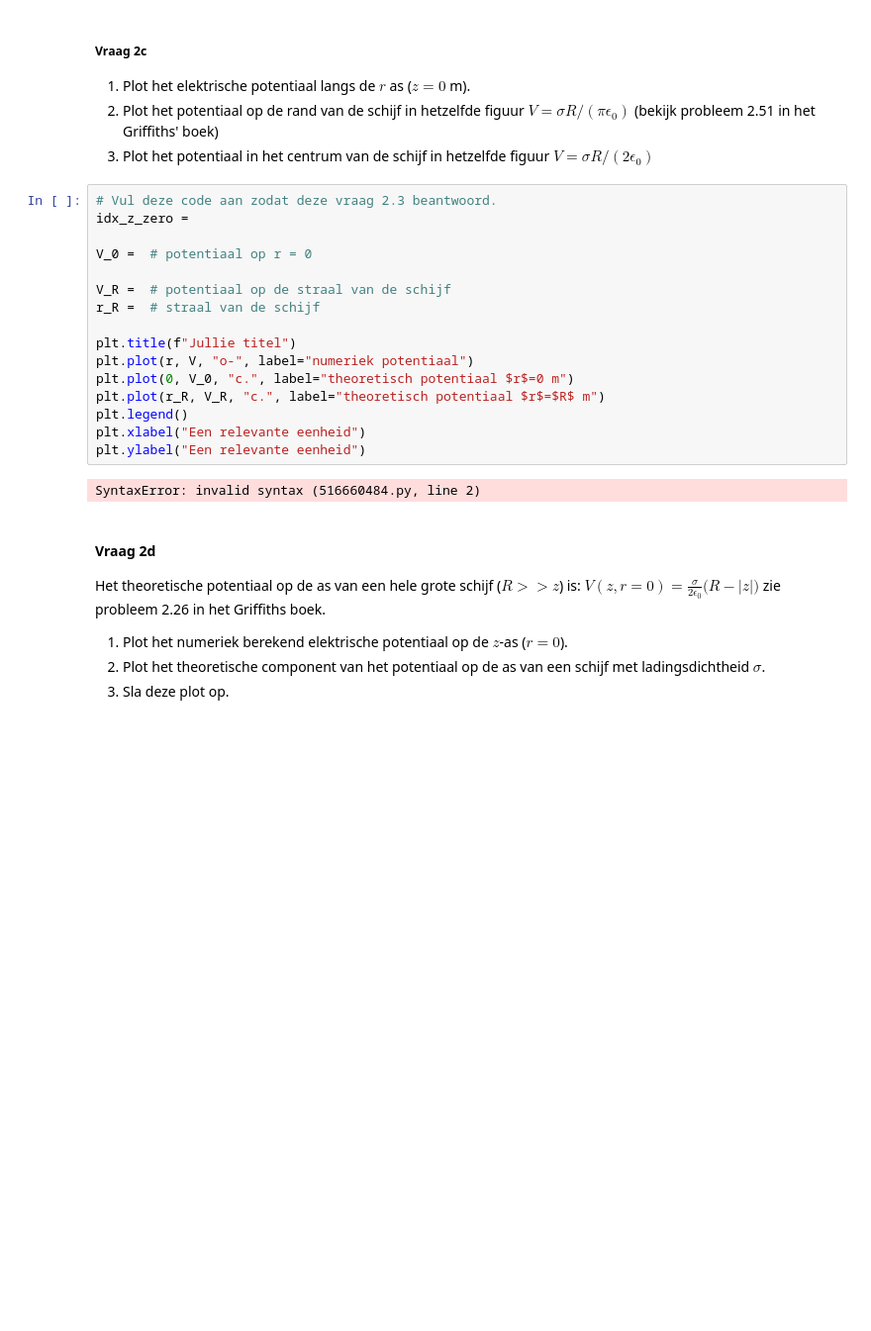
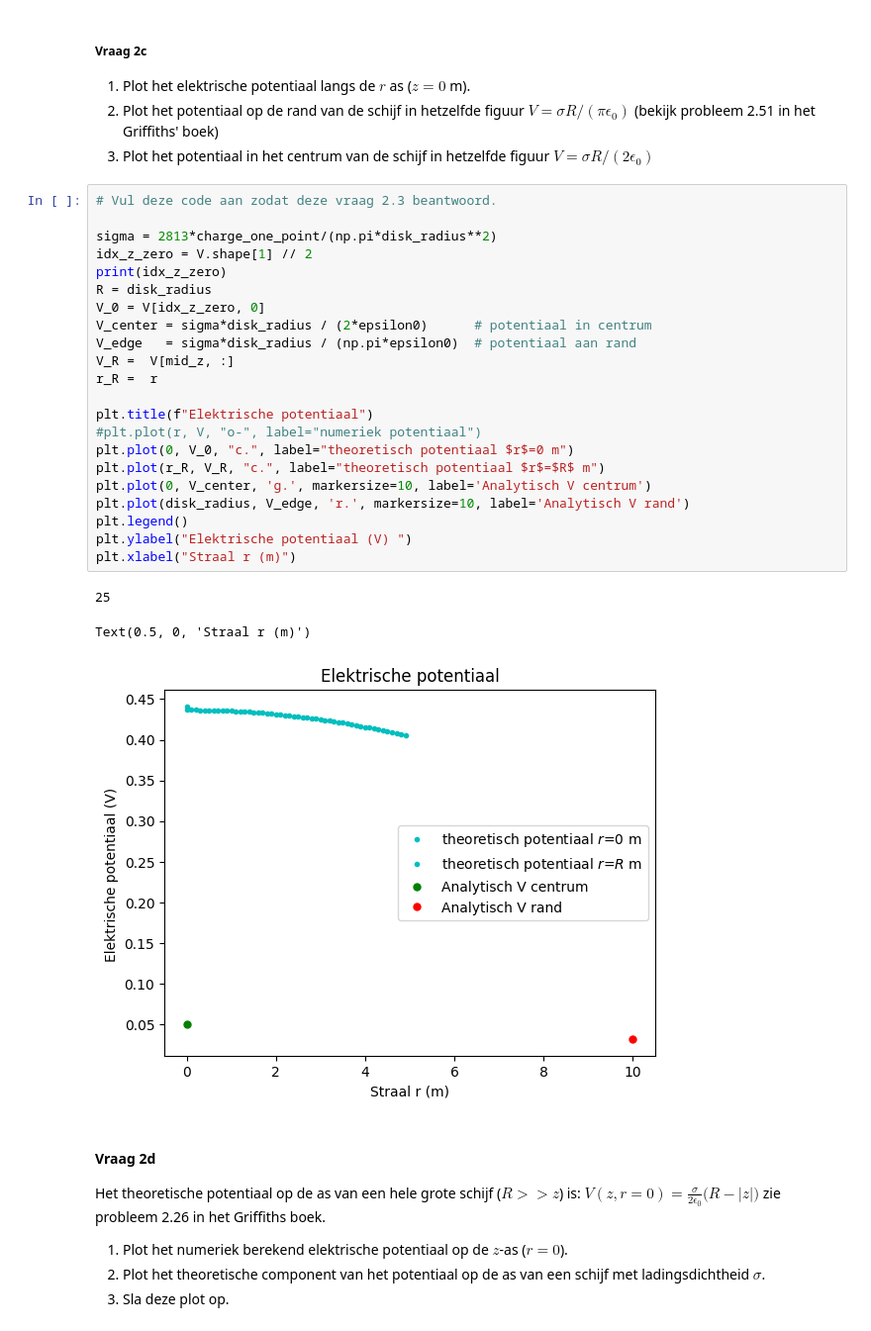
Before and after one commit to jasperbom747-creator/opdrachten-DEF-D-Jasper-Bom, a Jupyter notebook: DigitaleOntwerpopdrachten/1CondensatorOpdracht/CondensatorOntwerpopdracht.ipynb, the cells around one changed output. Shown at 99% size. Cells and saved outputs as stored; diff of their text form; blank space fills up the shorter version.

```diff
--- a/DigitaleOntwerpopdrachten/1CondensatorOpdracht/CondensatorOntwerpopdracht.ipynb
+++ b/DigitaleOntwerpopdrachten/1CondensatorOpdracht/CondensatorOntwerpopdracht.ipynb
@@ -204,22 +269,30 @@ Het aantal punten dat gebruikt wordt om de schijf te creëren is number_point_ch
 3. Plot het potentiaal in het centrum van de schijf in hetzelfde figuur $V = \sigma R/(2 \epsilon_0)$
 # %%
 # Vul deze code aan zodat deze vraag 2.3 beantwoord.
-idx_z_zero =
 
-V_0 =  # potentiaal op r = 0
+sigma = 2813*charge_one_point/(np.pi*disk_radius**2)
+idx_z_zero = V.shape[1] // 2
+print(idx_z_zero)
+R = disk_radius
+V_0 = V[idx_z_zero, 0]
+V_center = sigma*disk_radius / (2*epsilon0)      # potentiaal in centrum
+V_edge   = sigma*disk_radius / (np.pi*epsilon0)  # potentiaal aan rand
+V_R =  V[mid_z, :]
+r_R =  r
 
-V_R =  # potentiaal op de straal van de schijf
-r_R =  # straal van de schijf
-
-plt.title(f"Jullie titel")
-plt.plot(r, V, "o-", label="numeriek potentiaal")
+plt.title(f"Elektrische potentiaal")
+#plt.plot(r, V, "o-", label="numeriek potentiaal")
 plt.plot(0, V_0, "c.", label="theoretisch potentiaal $r$=0 m")
 plt.plot(r_R, V_R, "c.", label="theoretisch potentiaal $r$=$R$ m")
+plt.plot(0, V_center, 'g.', markersize=10, label='Analytisch V centrum')
+plt.plot(disk_radius, V_edge, 'r.', markersize=10, label='Analytisch V rand')
 plt.legend()
-plt.xlabel("Een relevante eenheid")
-plt.ylabel("Een relevante eenheid")
+plt.ylabel("Elektrische potentiaal (V) ")
+plt.xlabel("Straal r (m)")
 # %% [output]
-SyntaxError: invalid syntax (516660484.py, line 2)
+25
+Text(0.5, 0, 'Straal r (m)')
+[figure, added]
 # %% [markdown]
 #### Vraag 2d
 
```
Also changed, not shown: parts of 43 cells of this notebook.
